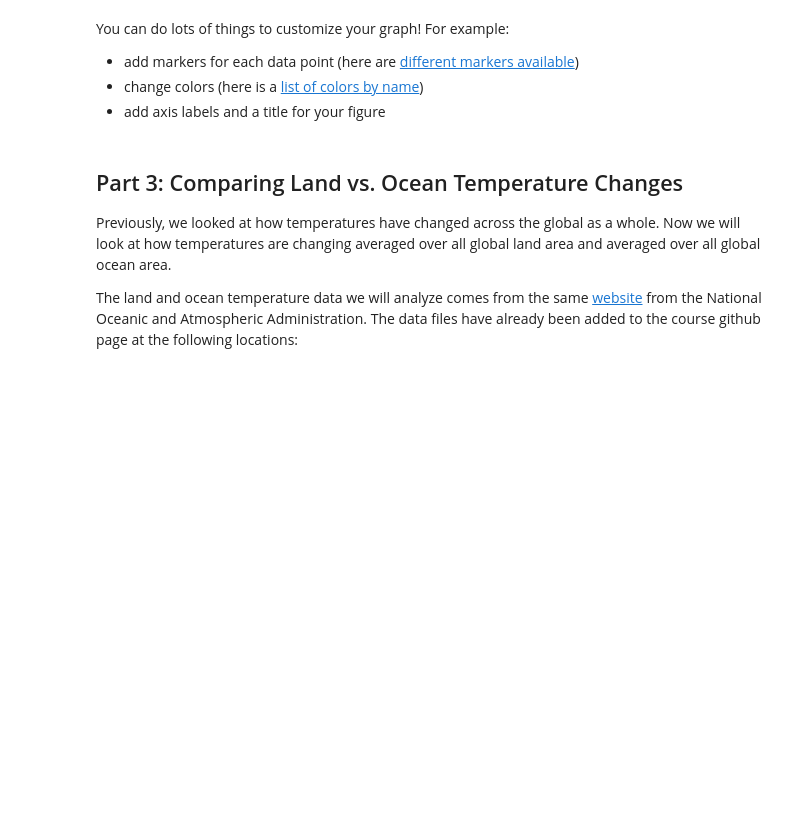
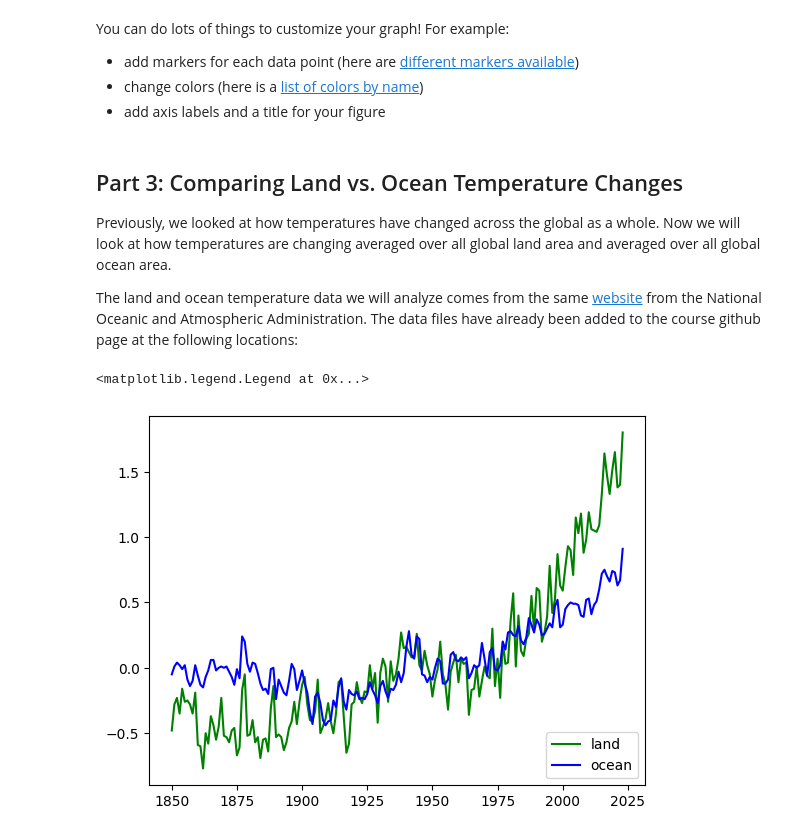
Before and after one commit to fdavenport/course-climate-change-impacts, a Jupyter notebook: lectures/02_Reading_Climate_Data_1.ipynb, the cells around one changed output. Cells and saved outputs as stored; diff of their text form; code cells hidden in the pictures; blank space fills up the shorter version.

```diff
--- a/lectures/02_Reading_Climate_Data_1.ipynb
+++ b/lectures/02_Reading_Climate_Data_1.ipynb
@@ -54,3 +210,15 @@ The land and ocean temperature data we will analyze comes from the same [website
 # %%
 global_land_temp_url = "https://raw.githubusercontent.com/fdavenport/CIVE480A6-climate-change-impacts/main/lectures/data/global_land_temp.csv"
 global_ocean_temp_url = "https://raw.githubusercontent.com/fdavenport/CIVE480A6-climate-change-impacts/main/lectures/data/global_ocean_temp.csv"
+# %%
+land_data = pd.read_csv(global_land_temp_url)
+ocean_data = pd.read_csv(global_ocean_temp_url)
+# %%
+fig, ax = plt.subplots()
+
+ax.plot(land_data["Year"], land_data["Anomaly_degC"], color = "green", label = "land")
+ax.plot(ocean_data["Year"], ocean_data["Anomaly_degC"], color = "blue", label = "ocean")
+ax.legend(loc = "lower right")
+# %% [output]
+<matplotlib.legend.Legend at 0x...>
+[figure, added]
```
Also changed, not shown: parts of 18 cells of this notebook.
